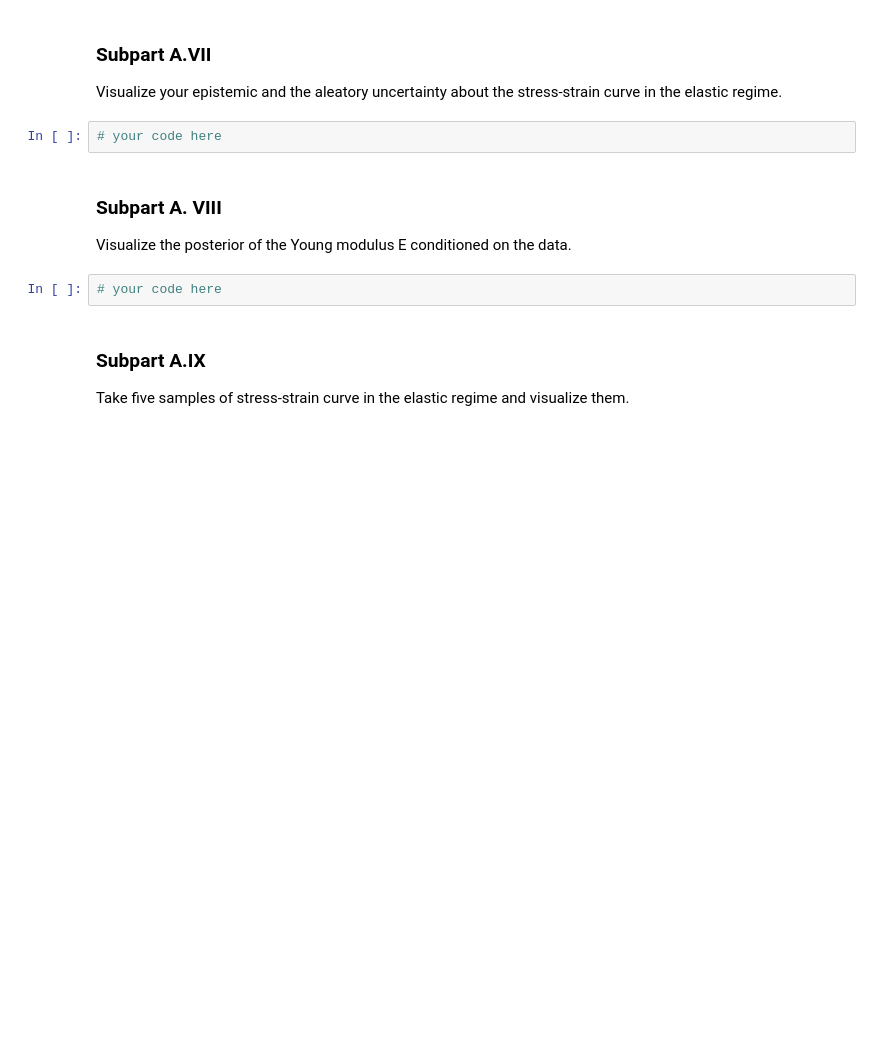
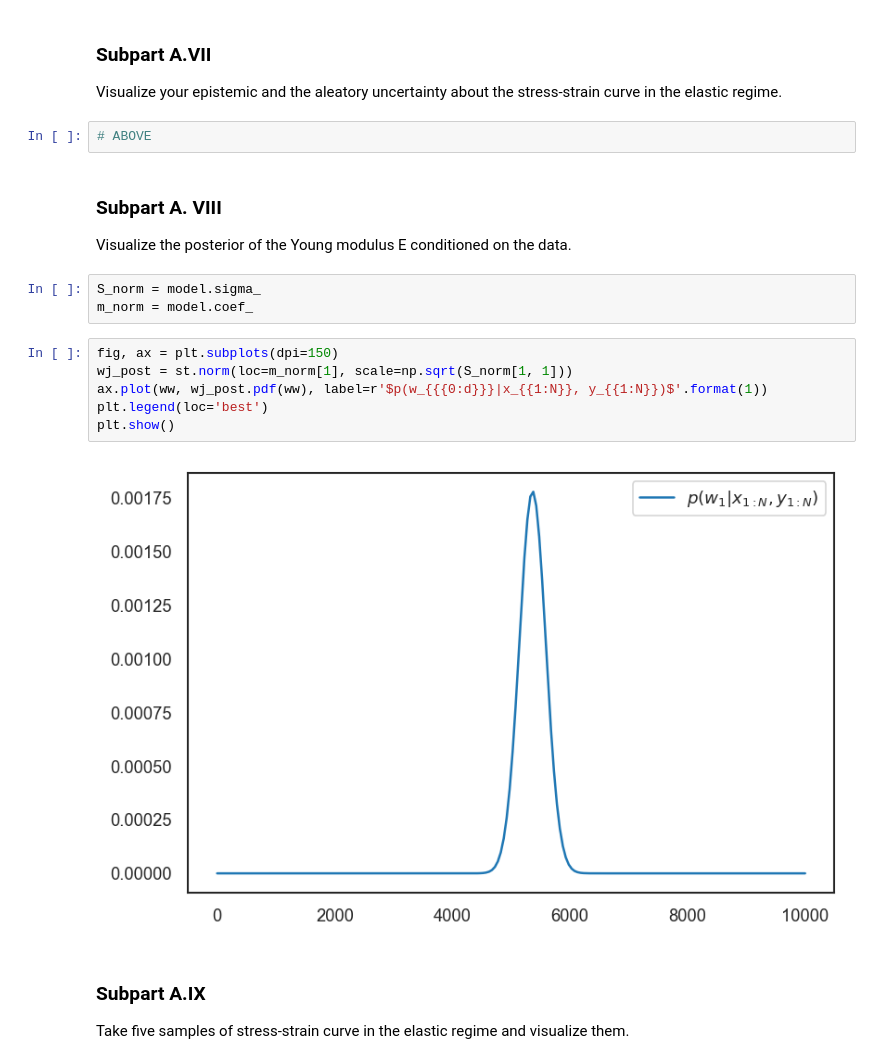
Before and after one commit to isaacdbowser/data-analytics-se, a Jupyter notebook: homework/homework_05.ipynb, the cells around one changed output. Drawn from its saved outputs; the diff is of its cells as text; blank space fills up the shorter version.

```diff
--- a/homework/homework_05.ipynb
+++ b/homework/homework_05.ipynb
@@ -234,13 +237,22 @@ Make the quantile-quantile plot of the standarized errors.
 # %% [markdown]
 ### Subpart A.VII
 Visualize your epistemic and the aleatory uncertainty about the stress-strain curve in the elastic regime.
-# %%
-# your code here
+# %%
+# ABOVE
 # %% [markdown]
 ### Subpart A. VIII
 Visualize the posterior of the Young modulus E conditioned on the data.
-# %%
-# your code here
+# %%
+S_norm = model.sigma_
+m_norm = model.coef_
+# %%
+fig, ax = plt.subplots(dpi=150)
+wj_post = st.norm(loc=m_norm[1], scale=np.sqrt(S_norm[1, 1]))
+ax.plot(ww, wj_post.pdf(ww), label=r'$p(w_{{{0:d}}}|x_{{1:N}}, y_{{1:N}})$'.format(1))
+plt.legend(loc='best')
+plt.show()
+# %% [output]
+[figure, added]
 # %% [markdown]
 ### Subpart A.IX
 Take five samples of stress-strain curve in the elastic regime and visualize them.
```
Also changed, not shown: parts of 20 cells of this notebook, 4 other files.
